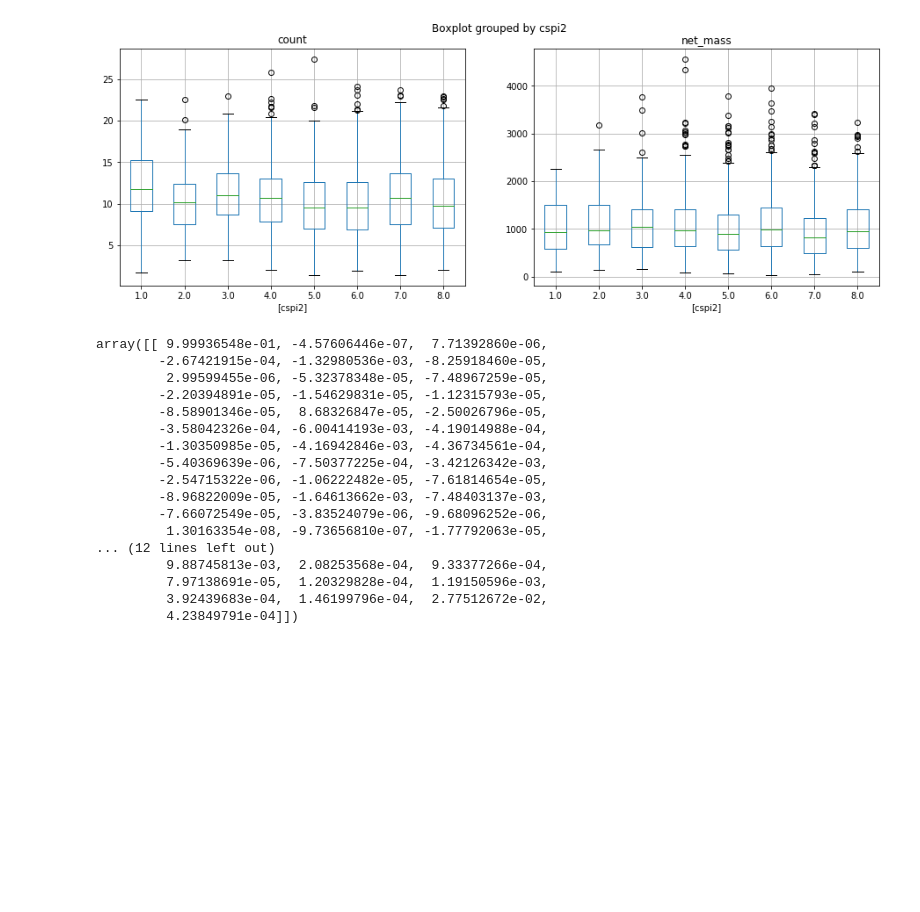
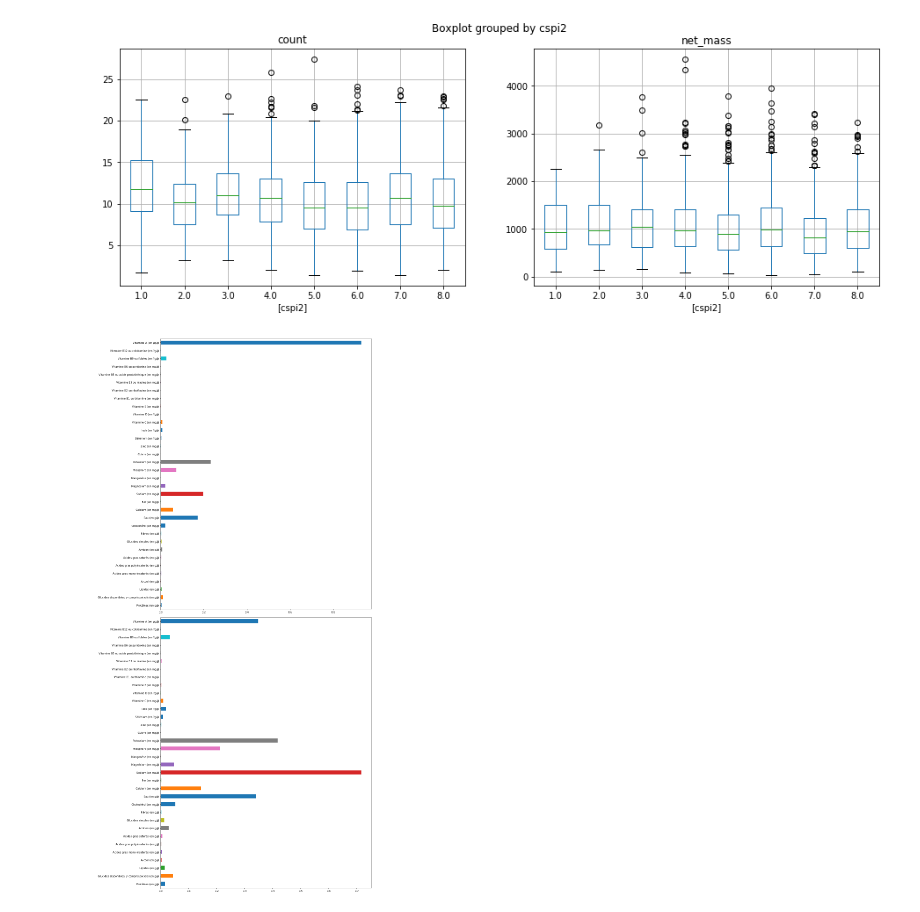
Before and after one commit to KingOfCola/ADAX-project, a Jupyter notebook: project/Milestone 2.ipynb, the cells around one changed output. Saved outputs shown, nothing was run; the diff lists cells and outputs as text; code cells hidden in the pictures; blank space fills up the shorter version.

```diff
--- a/project/Milestone 2.ipynb
+++ b/project/Milestone 2.ipynb
@@ -1058,26 +1058,25 @@ Autre        137238
 [figure]
 ['Industriel']
 [figure]
-# %%
-dfPCA = dfIndnut
-pca = PCA(n_components=2)
-pca.fit(dfIndnut)
-pca.components_
-# %% [output]
-array([[ 9.99936548e-01, -4.57606446e-07,  7.71392860e-06,
-        -2.67421915e-04, -1.32980536e-03, -8.25918460e-05,
-         2.99599455e-06, -5.32378348e-05, -7.48967259e-05,
-        -2.20394891e-05, -1.54629831e-05, -1.12315793e-05,
-        -8.58901346e-05,  8.68326847e-05, -2.50026796e-05,
-        -3.58042326e-04, -6.00414193e-03, -4.19014988e-04,
-        -1.30350985e-05, -4.16942846e-03, -4.36734561e-04,
-        -5.40369639e-06, -7.50377225e-04, -3.42126342e-03,
-        -2.54715322e-06, -1.06222482e-05, -7.61814654e-05,
-        -8.96822009e-05, -1.64613662e-03, -7.48403137e-03,
-        -7.66072549e-05, -3.83524079e-06, -9.68096252e-06,
-         1.30163354e-08, -9.73656810e-07, -1.77792063e-05,
-... (12 lines left out)
-         9.88745813e-03,  2.08253568e-04,  9.33377266e-04,
-         7.97138691e-05,  1.20329828e-04,  1.19150596e-03,
-         3.92439683e-04,  1.46199796e-04,  2.77512672e-02,
-         4.23849791e-04]])
+# %%
+nutritionFeatures = ["nutj{}".format(i) for i in range(4, 8)]\
+            + ["nutj{}".format(i) for i in range(8, 29)]\
+            + ["nutj{}".format(i) for i in range(30, 40)]\
+
+dfPCA = dfIndnut[nutritionFeatures]
+dfPCA["Vitamine A (en µg/j)"] = dfPCA["nutj27"] + dfPCA["nutj28"]
+
+dfPCA = dfPCA.drop(columns=["nutj27", "nutj28"])
+
+pca = PCA(n_components=2)
+pca.fit(dfPCA)
+dfPcaComp = pd.DataFrame(pca.components_)
+
+dfPcaComp.columns = mapDescription(dfPCA.columns.values[:-1]) + ["Vitamine A (en µg/j)"]
+dfPcaComp.stack()
+fig, ax = plt.subplots(2, 1, figsize=(15, 30))
+dfPcaComp.stack().loc[0].apply(lambda x : np.abs(x)).plot.barh(ax=ax[0])
+dfPcaComp.stack().loc[1].apply(lambda x : np.abs(x)).plot.barh(ax=ax[1])
+plt.tight_layout()
+# %% [output]
+[figure, added]
```
Also changed, not shown: parts of 1 cell of this notebook.
